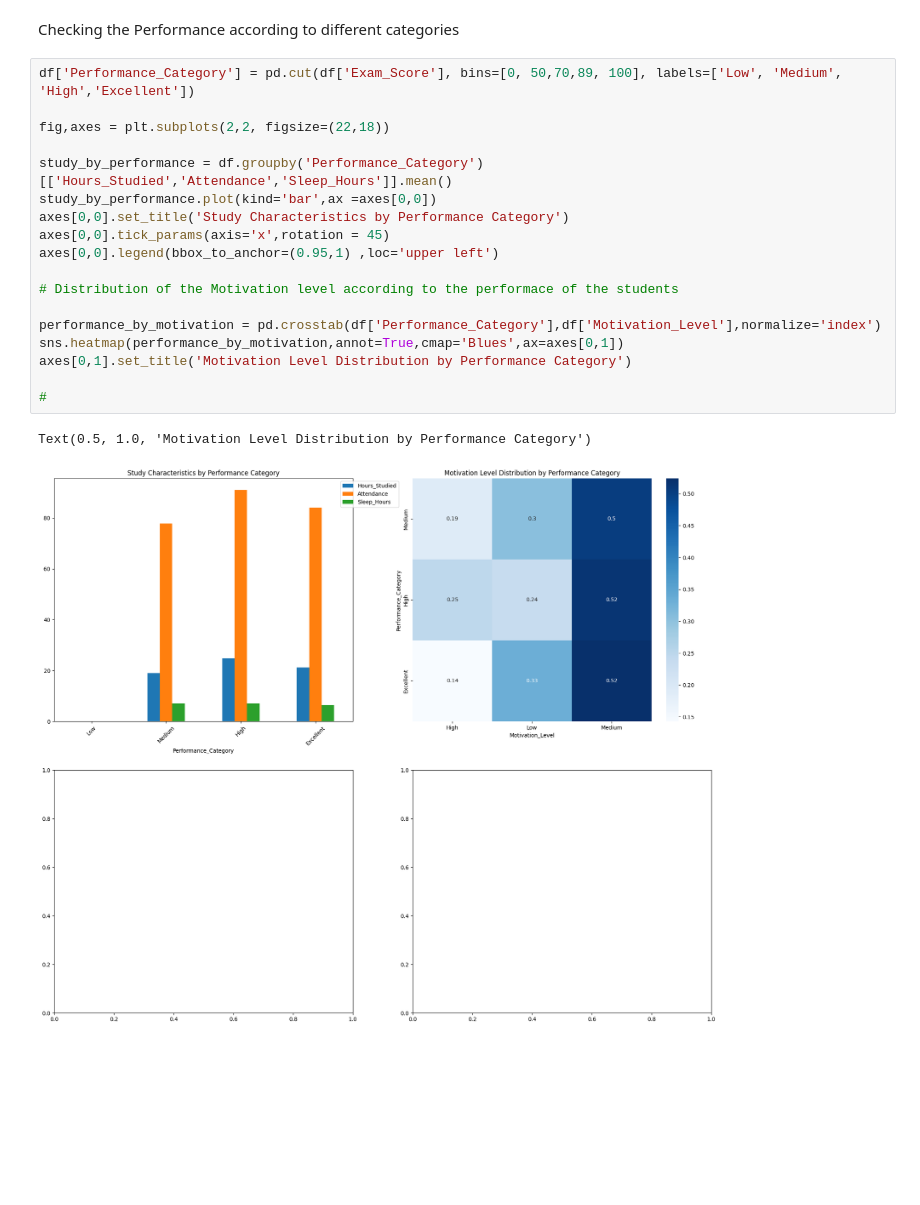
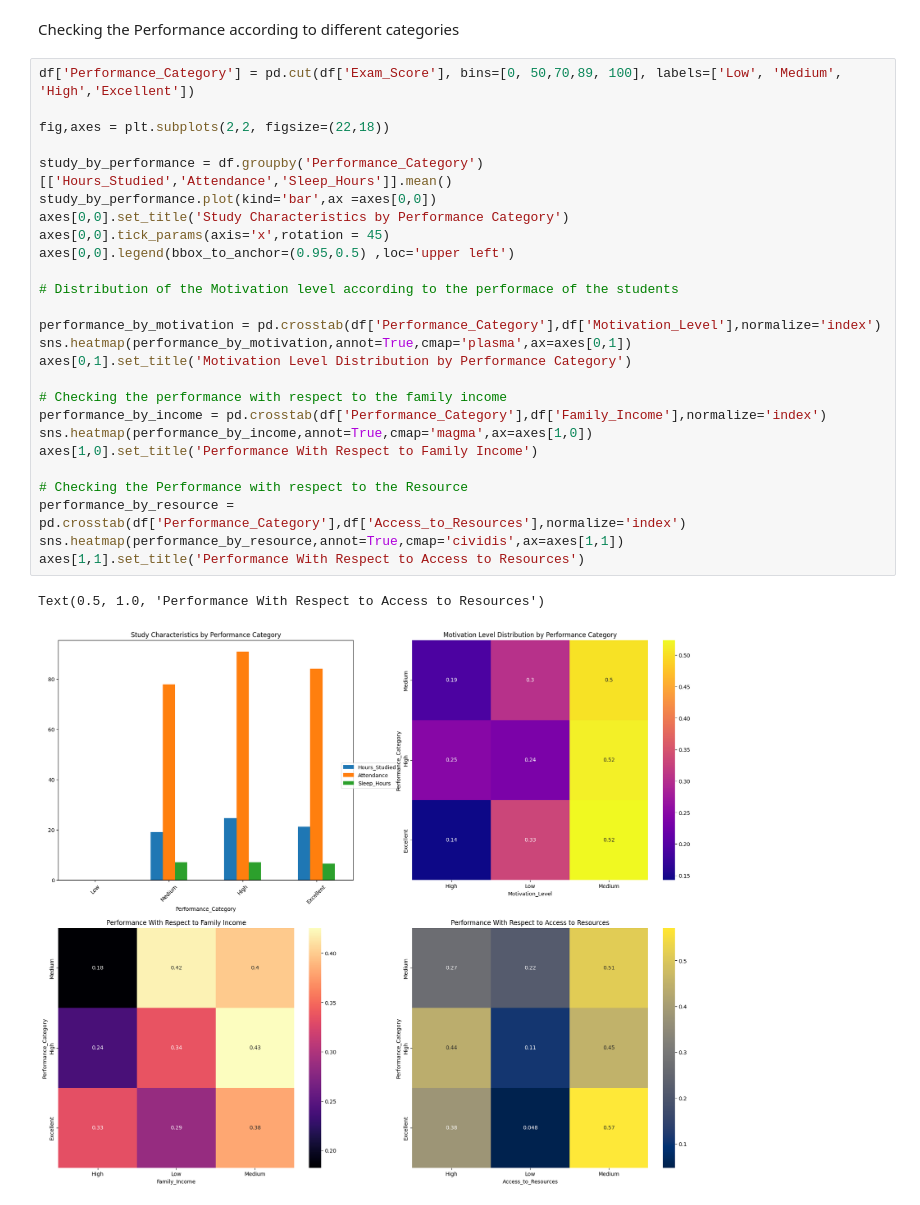
Before and after one commit to Bilal-Ali99/Student_score_prediction, a Jupyter notebook: main.ipynb, the cells around one changed output. Cells and saved outputs as stored; diff of their text form; blank space fills up the shorter version.

Commit message:
Performance Segmentation Done

```diff
--- a/main.ipynb
+++ b/main.ipynb
@@ -368,21 +368,29 @@ Checking the Performance according to different categories
 # %%
 df['Performance_Category'] = pd.cut(df['Exam_Score'], bins=[0, 50,70,89, 100], labels=['Low', 'Medium', 'High','Excellent'])
 
 fig,axes = plt.subplots(2,2, figsize=(22,18))
 
 study_by_performance = df.groupby('Performance_Category')[['Hours_Studied','Attendance','Sleep_Hours']].mean()
 study_by_performance.plot(kind='bar',ax =axes[0,0])
 axes[0,0].set_title('Study Characteristics by Performance Category')
 axes[0,0].tick_params(axis='x',rotation = 45)
-axes[0,0].legend(bbox_to_anchor=(0.95,1) ,loc='upper left')
+axes[0,0].legend(bbox_to_anchor=(0.95,0.5) ,loc='upper left')
 
 # Distribution of the Motivation level according to the performace of the students
 
 performance_by_motivation = pd.crosstab(df['Performance_Category'],df['Motivation_Level'],normalize='index')
-sns.heatmap(performance_by_motivation,annot=True,cmap='Blues',ax=axes[0,1])
+sns.heatmap(performance_by_motivation,annot=True,cmap='plasma',ax=axes[0,1])
 axes[0,1].set_title('Motivation Level Distribution by Performance Category')
 
-#
+# Checking the performance with respect to the family income
+performance_by_income = pd.crosstab(df['Performance_Category'],df['Family_Income'],normalize='index')
+sns.heatmap(performance_by_income,annot=True,cmap='magma',ax=axes[1,0])
+axes[1,0].set_title('Performance With Respect to Family Income')
+
+# Checking the Performance with respect to the Resource
+performance_by_resource = pd.crosstab(df['Performance_Category'],df['Access_to_Resources'],normalize='index')
+sns.heatmap(performance_by_resource,annot=True,cmap='cividis',ax=axes[1,1])
+axes[1,1].set_title('Performance With Respect to Access to Resources')
 # %% [output]
-Text(0.5, 1.0, 'Motivation Level Distribution by Performance Category')
+Text(0.5, 1.0, 'Performance With Respect to Access to Resources')
-[figure, old version]
+[figure, new version]
```
